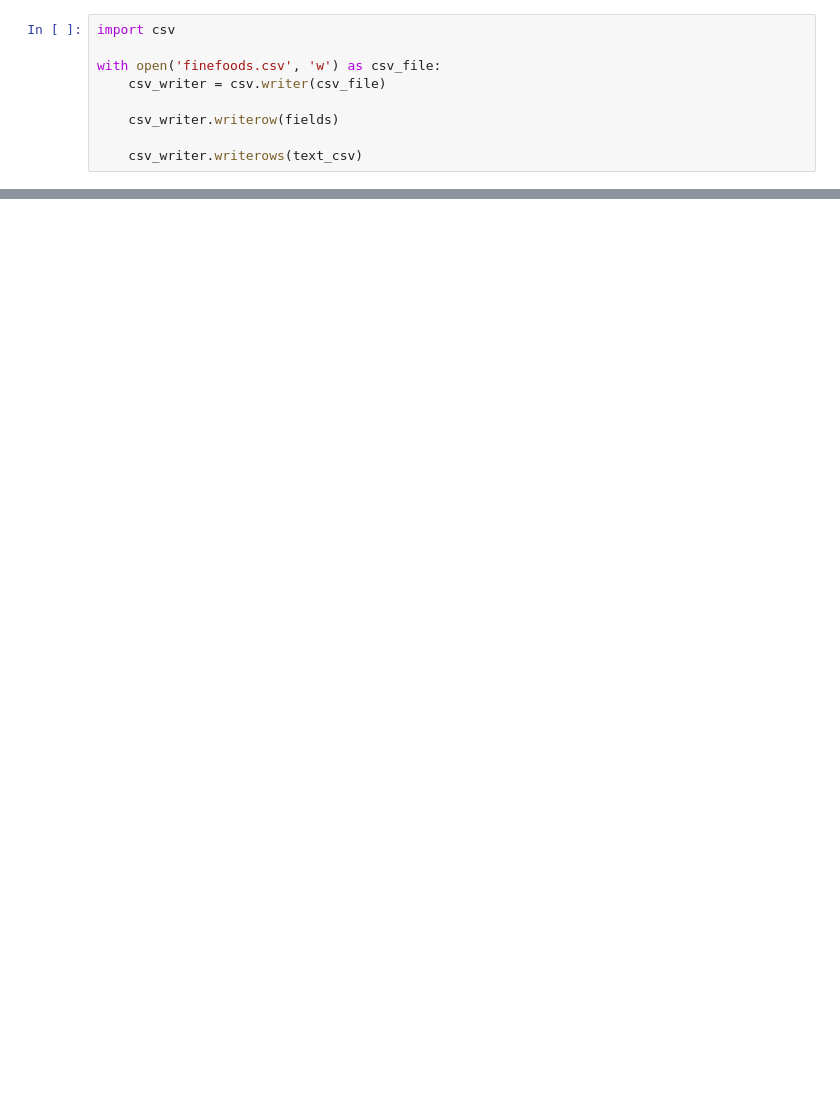
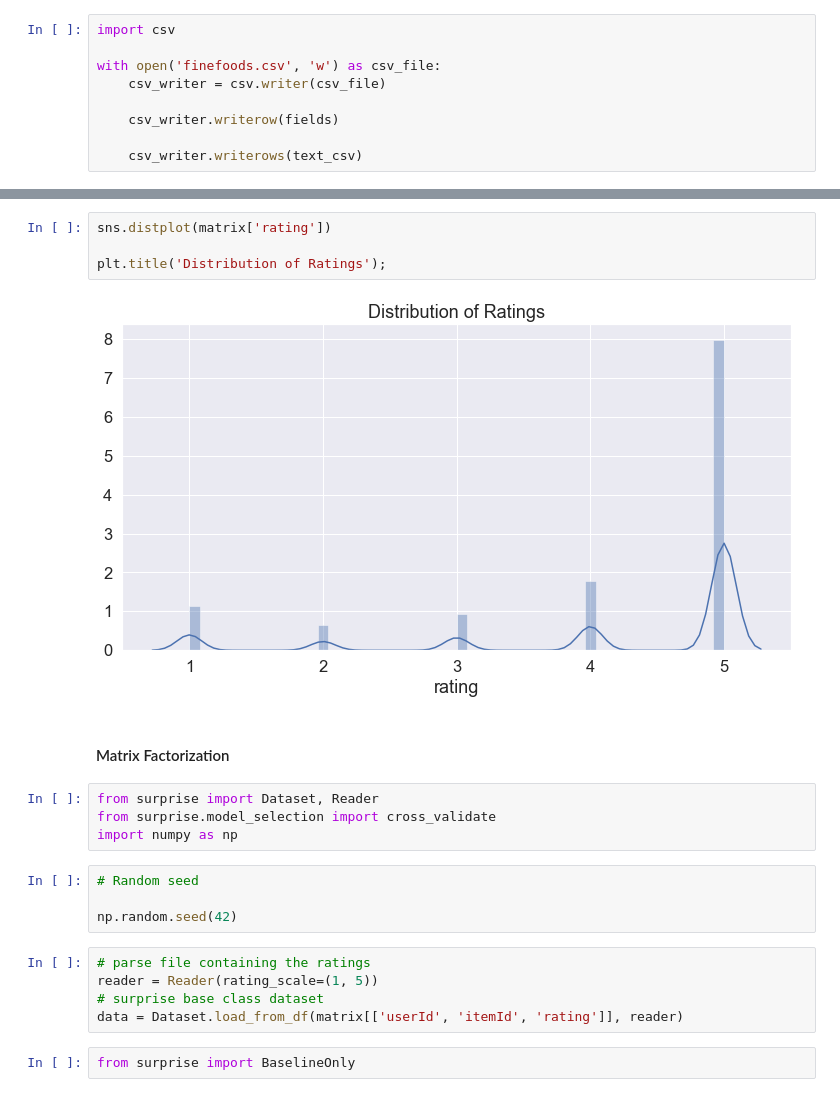
Before and after one commit to unit-00/amazon_fine_food, a Jupyter notebook: prototype.ipynb, the cells around one changed output, grey strips where cells are left out. Saved outputs shown, nothing was run; the diff lists cells and outputs as text; blank space fills up the shorter version.

```diff
--- a/prototype.ipynb
+++ b/prototype.ipynb
@@ -66,0 +132,23 @@ text
+# %%
+sns.distplot(matrix['rating'])
+
+plt.title('Distribution of Ratings');
+# %% [output]
+[figure, added]
+# %% [markdown]
+#### Matrix Factorization
+# %%
+from surprise import Dataset, Reader
+from surprise.model_selection import cross_validate
+import numpy as np
+# %%
+# Random seed
+
+np.random.seed(42)
+# %%
+# parse file containing the ratings
+reader = Reader(rating_scale=(1, 5))
+# surprise base class dataset
+data = Dataset.load_from_df(matrix[['userId', 'itemId', 'rating']], reader)
+# %%
+from surprise import BaselineOnly
```
Also changed, not shown: parts of 30 cells of this notebook.
